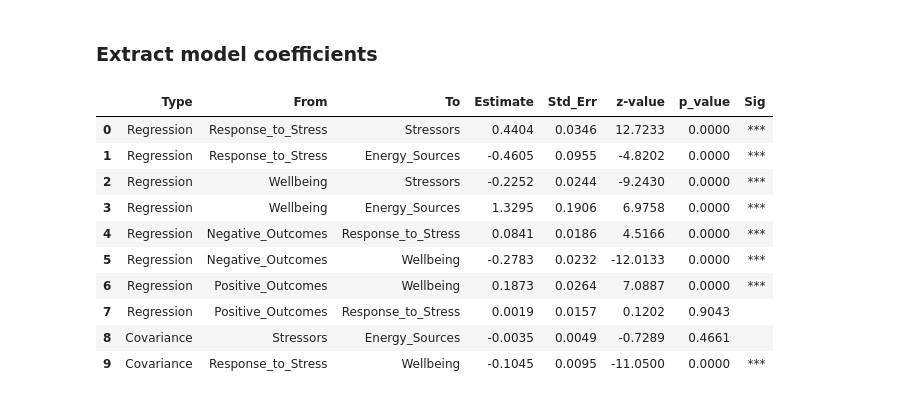
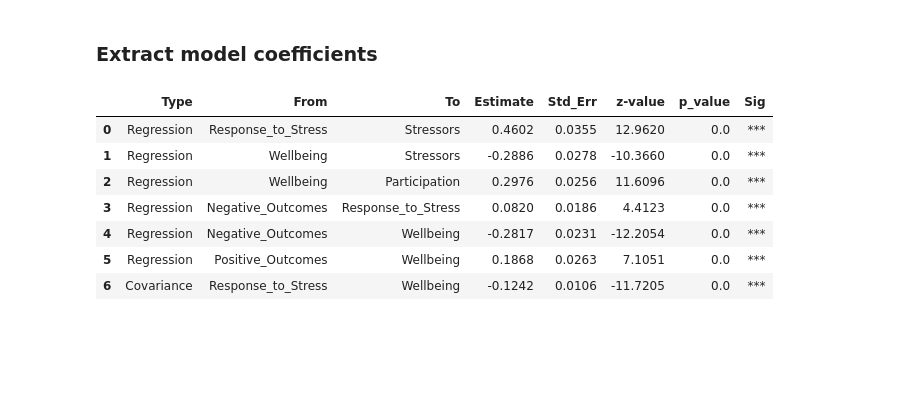
Before and after one commit to MC0338/Project-Data-Science, a Jupyter notebook: DataAnalysis.ipynb, the cells around one changed output. Cells and saved outputs as stored; diff of their text form; code cells hidden in the pictures; blank space fills up the shorter version.

```diff
--- a/DataAnalysis.ipynb
+++ b/DataAnalysis.ipynb
@@ -166,17 +171,19 @@ def pretty_sem_latent_explicit(model):
     # List of latent relationships as (lval, op, rval)
     wanted = [
         # covariances
-        ("Stressors",          "~~", "Energy_Sources"),
         ("Response_to_Stress", "~~", "Wellbeing"),
+        ("Interventions", "~~", "Participation"),
+        ("Participation", "~~", "Behavior"),
 
         # regressions
         ("Response_to_Stress", "~",  "Stressors"),
-        ("Response_to_Stress", "~",  "Energy_Sources"),
+        ("Response_to_Stress", "~",  "Behavior"),
         ("Wellbeing",          "~",  "Stressors"),
-        ("Wellbeing",          "~",  "Energy_Sources"),
+        ("Wellbeing",          "~",  "Interventions"),
+        ("Wellbeing",          "~",  "Participation"),
+        ("Wellbeing",          "~",  "Behavior"),
         ("Negative_Outcomes",  "~",  "Response_to_Stress"),
         ("Negative_Outcomes",  "~",  "Wellbeing"),
-        ("Positive_Outcomes",  "~",  "Response_to_Stress"),
         ("Positive_Outcomes",  "~",  "Wellbeing"),
     ]
 
@@ -196,40 +203,37 @@ def pretty_sem_latent_explicit(model):
 
     # Significance stars
     def stars(p):
         if pd.isna(p): return ""
         if p < 0.001: return "***"
         if p < 0.01:  return "**"
         if p < 0.05:  return "*"
         if p < 0.10:  return "."
         return ""
 
     df["Sig"] = df["p_value"].apply(stars)
 
     # Numeric & rounded
     for col in ["Estimate", "Std. Err", "z-value", "p_value"]:
         df[col] = pd.to_numeric(df[col], errors="coerce").round(4)
 
     # Final table
     nice = df[[
         "Type", "From", "To",
         "Estimate", "Std. Err", "z-value", "p_value", "Sig"
     ]].copy()
 
     nice = nice.rename(columns={"Std. Err": "Std_Err"})
 
     return nice
 
 latent_table = pretty_sem_latent_explicit(model)
 latent_table   # last line in the cell → shows a nice table
 # %% [output]
 |  | Type | From | To | Estimate | Std_Err | z-value | p_value | Sig |
-| 0 | Regression | Response_to_Stress | Stressors | 0.4404 | 0.0346 | 12.7233 | 0.0000 | *** |
-| 1 | Regression | Response_to_Stress | Energy_Sources | -0.4605 | 0.0955 | -4.8202 | 0.0000 | *** |
-| 2 | Regression | Wellbeing | Stressors | -0.2252 | 0.0244 | -9.2430 | 0.0000 | *** |
-| 3 | Regression | Wellbeing | Energy_Sources | 1.3295 | 0.1906 | 6.9758 | 0.0000 | *** |
-| 4 | Regression | Negative_Outcomes | Response_to_Stress | 0.0841 | 0.0186 | 4.5166 | 0.0000 | *** |
-| 5 | Regression | Negative_Outcomes | Wellbeing | -0.2783 | 0.0232 | -12.0133 | 0.0000 | *** |
-| 6 | Regression | Positive_Outcomes | Wellbeing | 0.1873 | 0.0264 | 7.0887 | 0.0000 | *** |
-| 7 | Regression | Positive_Outcomes | Response_to_Stress | 0.0019 | 0.0157 | 0.1202 | 0.9043 |  |
-| 8 | Covariance | Stressors | Energy_Sources | -0.0035 | 0.0049 | -0.7289 | 0.4661 |  |
-| 9 | Covariance | Response_to_Stress | Wellbeing | -0.1045 | 0.0095 | -11.0500 | 0.0000 | *** |
+| 0 | Regression | Response_to_Stress | Stressors | 0.4602 | 0.0355 | 12.9620 | 0.0 | *** |
+| 1 | Regression | Wellbeing | Stressors | -0.2886 | 0.0278 | -10.3660 | 0.0 | *** |
+| 2 | Regression | Wellbeing | Participation | 0.2976 | 0.0256 | 11.6096 | 0.0 | *** |
+| 3 | Regression | Negative_Outcomes | Response_to_Stress | 0.0820 | 0.0186 | 4.4123 | 0.0 | *** |
+| 4 | Regression | Negative_Outcomes | Wellbeing | -0.2817 | 0.0231 | -12.2054 | 0.0 | *** |
+| 5 | Regression | Positive_Outcomes | Wellbeing | 0.1868 | 0.0263 | 7.1051 | 0.0 | *** |
+| 6 | Covariance | Response_to_Stress | Wellbeing | -0.1242 | 0.0106 | -11.7205 | 0.0 | *** |
```
Also changed, not shown: parts of 6 cells of this notebook, 5 other files.
